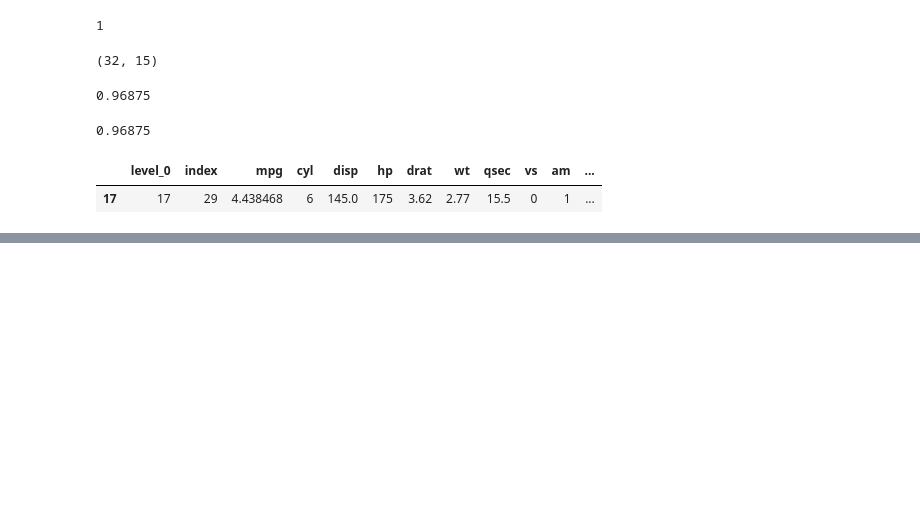
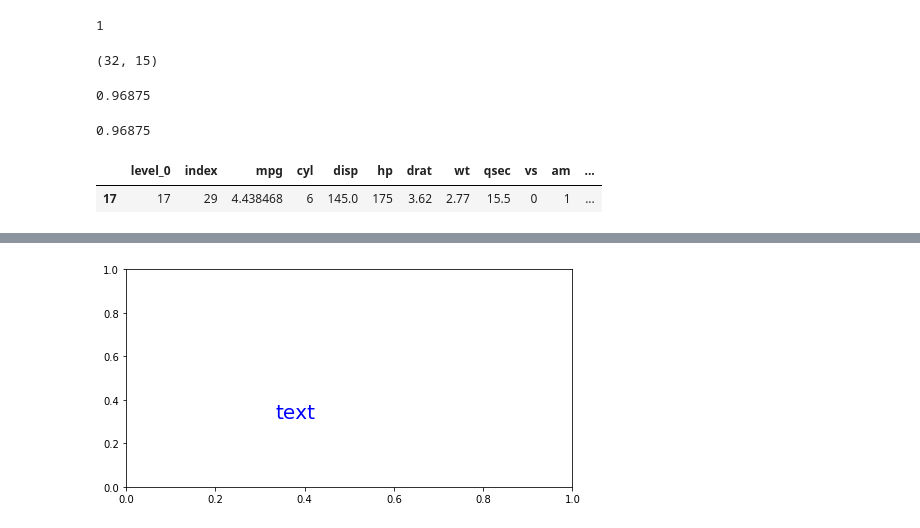
Before and after one commit to appbanana/MachineLearningAction, a Jupyter notebook: 可视化/05-发散条形图&&发散文本.ipynb, the cells around one changed output, grey strips where cells are left out. Saved outputs shown, nothing was run; the diff lists cells and outputs as text; code cells hidden in the pictures; blank space fills up the shorter version.

```diff
--- a/可视化/05-发散条形图&&发散文本.ipynb
+++ b/可视化/05-发散条形图&&发散文本.ipynb
@@ -378,0 +408,16 @@ df[df1.label != df.label]
+# %%
+#绘制简单的文本图
+
+#定义数据
+x = np.random.rand(1)
+y = np.random.rand(1)
+
+#创建画布，并设定画布尺寸
+plt.figure(figsize=(8,4))
+
+#绘制图形
+plt.text(x,y,'text'
+         ,fontdict={'size':20,'color':'b'}
+        );
+# %% [output]
+[figure, added]
```
Also changed, not shown: parts of 10 cells of this notebook, 1 other file.
